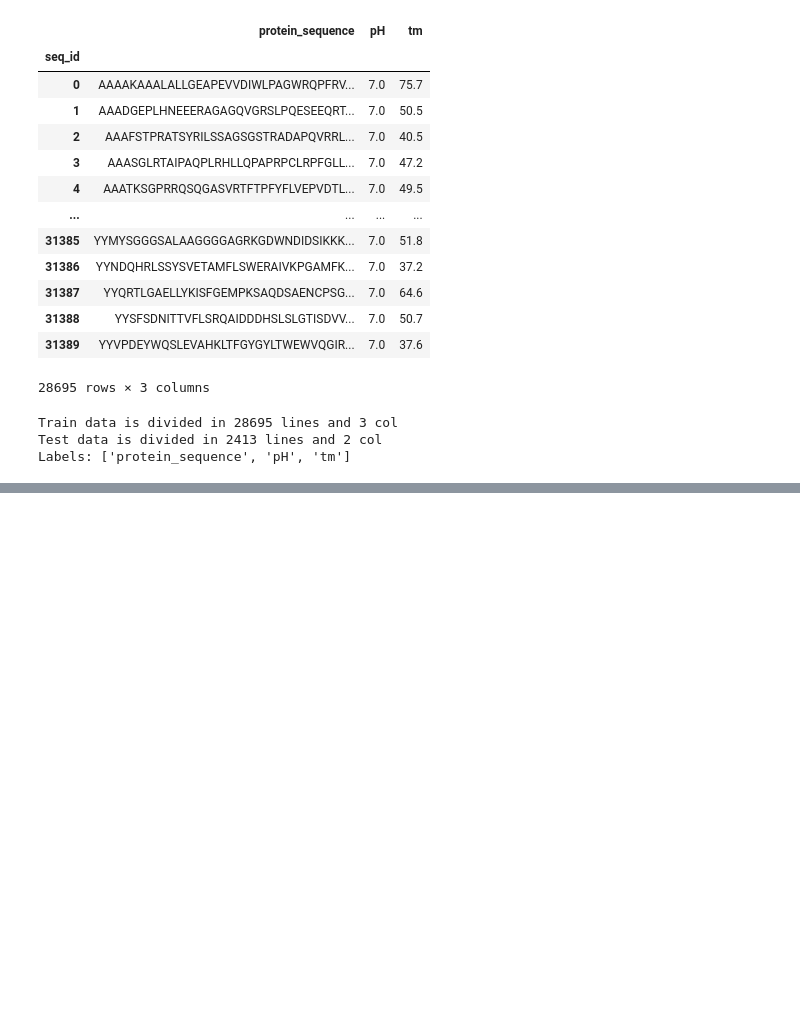
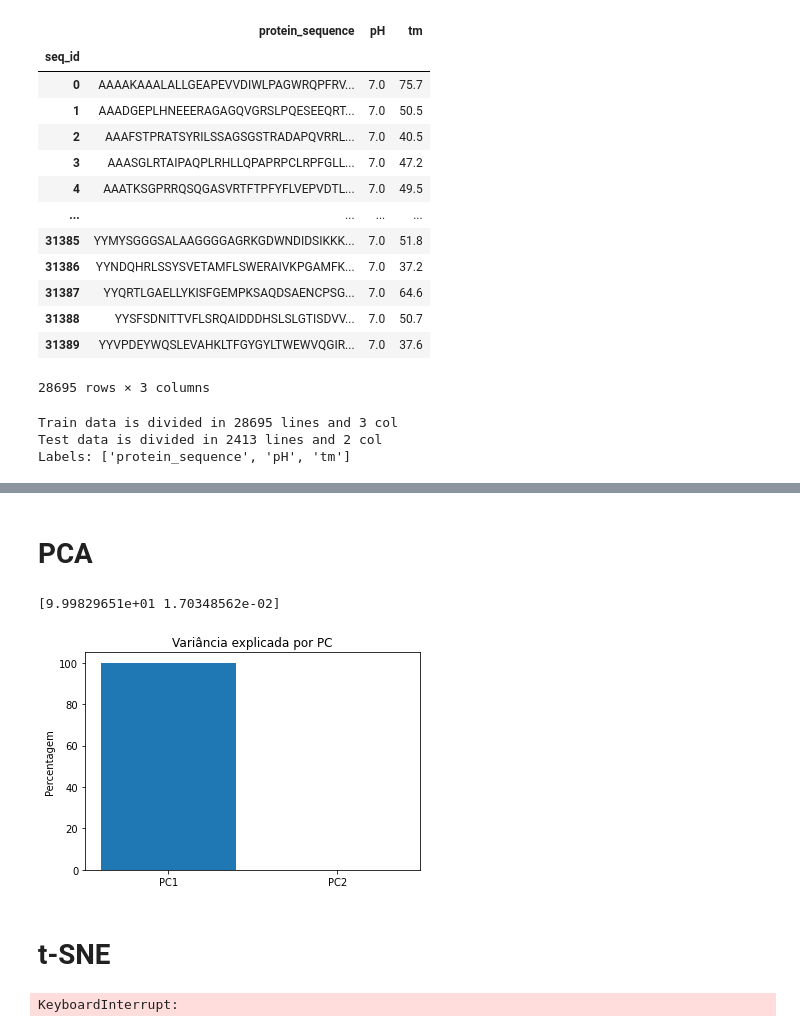
Before and after one commit to alexesperanca/SIB_G4, a Jupyter notebook: Main_Andre.ipynb, the cells around one changed output, grey strips where cells are left out. Cells and saved outputs as stored; diff of their text form; code cells hidden in the pictures; blank space fills up the shorter version.

```diff
--- a/Main_Andre.ipynb
+++ b/Main_Andre.ipynb
@@ -108,0 +248,22 @@ Labels: ['protein_sequence', 'pH', 'tm']
+# %% [markdown]
+# PCA
+# %%
+from sklearn.decomposition import PCA
+n=2
+
+pca_train= PCA(n_components=n)
+pca_train.fit(train_set)
+reduce=pca_train.transform(train_set)
+
+print((pca_train.explained_variance_ratio_)*100)
+
+plt.bar(range(n), pca_train.explained_variance_ratio_*100)
+plt.xticks(range(n), ['PC'+str(i) for i in range(1,n+1)])
+plt.title("Variância explicada por PC")
+plt.ylabel("Percentagem")
+plt.show()
+# %% [output]
+[9.99829651e+01 1.70348562e-02]
+[figure, added]
+# %% [markdown]
+# t-SNE
@@ -108,0 +272,5 @@ Labels: ['protein_sequence', 'pH', 'tm']
+# %%
+tsne = TSNE(n_components=2, n_iter=1000,perplexity=40)
+points = tsne.fit_transform(train_set)
+# %% [output]
+KeyboardInterrupt:
```
Also changed, not shown: parts of 21 cells of this notebook.
